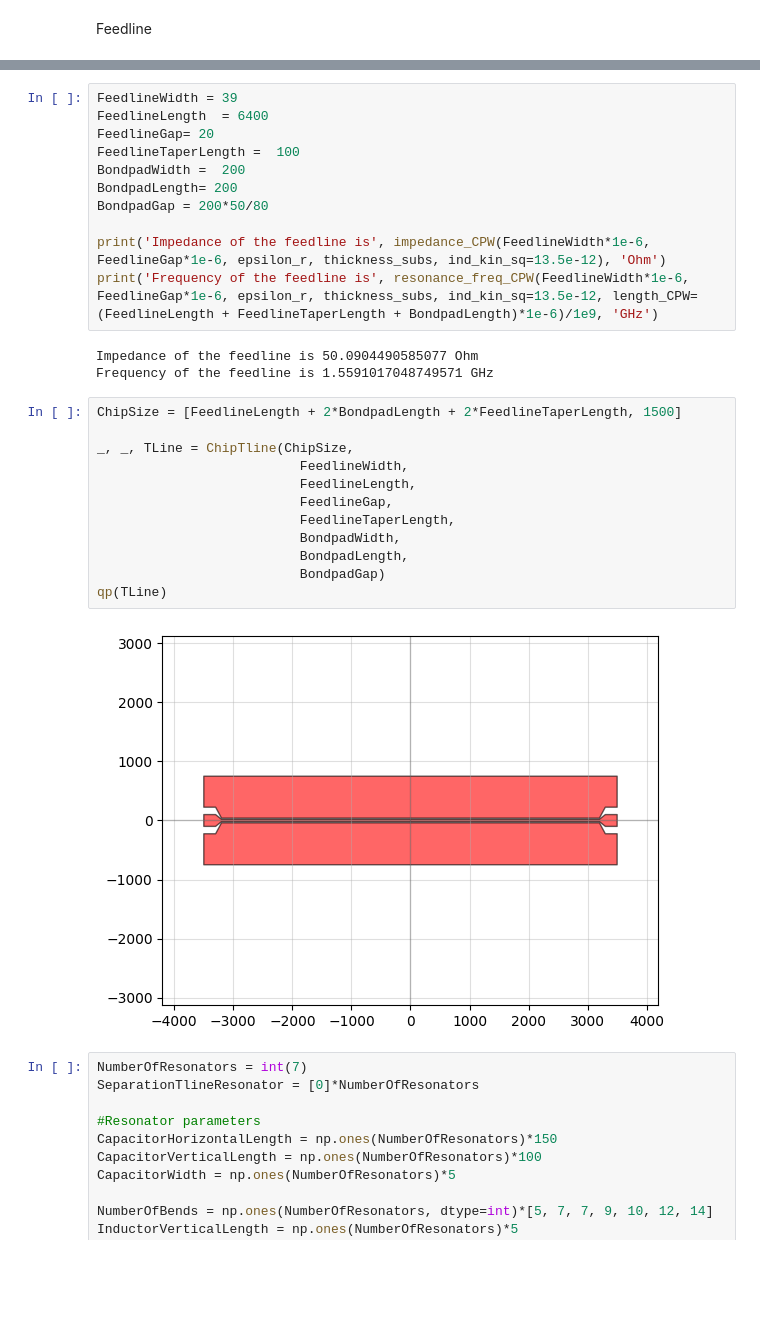
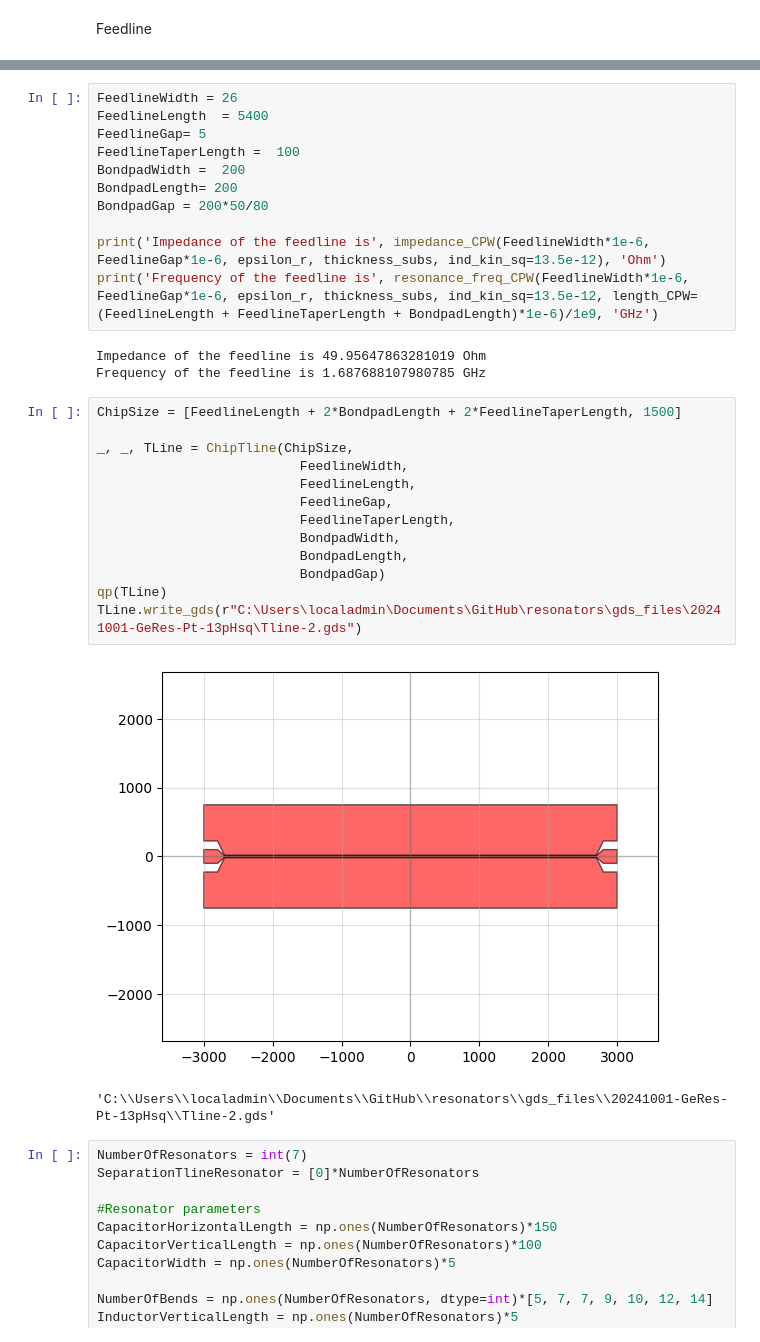
Before and after one commit to cbelo/resonators, a Jupyter notebook: 202410-01-chips/20241001-Pt-13pHsq.ipynb, the cells around one changed output, grey strips where cells are left out. Cells and saved outputs as stored; diff of their text form; blank space fills up the shorter version.

Commit message:
tline tests

```diff
--- a/202410-01-chips/20241001-Pt-13pHsq.ipynb
+++ b/202410-01-chips/20241001-Pt-13pHsq.ipynb
@@ -27,7 +43,7 @@ Feedline
 # %%
-FeedlineWidth = 39
-FeedlineLength  = 6400
-FeedlineGap= 20
+FeedlineWidth = 26
+FeedlineLength  = 5400
+FeedlineGap= 5
 FeedlineTaperLength =  100
 BondpadWidth =  200
 BondpadLength= 200
@@ -36,22 +52,24 @@ BondpadGap = 200*50/80
 print('Impedance of the feedline is', impedance_CPW(FeedlineWidth*1e-6, FeedlineGap*1e-6, epsilon_r, thickness_subs, ind_kin_sq=13.5e-12), 'Ohm')
 print('Frequency of the feedline is', resonance_freq_CPW(FeedlineWidth*1e-6, FeedlineGap*1e-6, epsilon_r, thickness_subs, ind_kin_sq=13.5e-12, length_CPW=(FeedlineLength + FeedlineTaperLength + BondpadLength)*1e-6)/1e9, 'GHz')
 # %% [output]
-Impedance of the feedline is 50.0904490585077 Ohm
-Frequency of the feedline is 1.5591017048749571 GHz
+Impedance of the feedline is 49.95647863281019 Ohm
+Frequency of the feedline is 1.687688107980785 GHz
 # %%
 ChipSize = [FeedlineLength + 2*BondpadLength + 2*FeedlineTaperLength, 1500]
 
 _, _, TLine = ChipTline(ChipSize,
                           FeedlineWidth,
                           FeedlineLength,
                           FeedlineGap,
                           FeedlineTaperLength,
                           BondpadWidth,
                           BondpadLength,
                           BondpadGap)
 qp(TLine)
+TLine.write_gds(r"C:\Users\localadmin\Documents\GitHub\resonators\gds_files\20241001-GeRes-Pt-13pHsq\Tline-2.gds")
 # %% [output]
-[figure, old version]
+[figure, new version]
+'C:\\Users\\localadmin\\Documents\\GitHub\\resonators\\gds_files\\20241001-GeRes-Pt-13pHsq\\Tline-2.gds'
 # %%
 NumberOfResonators = int(7)
 SeparationTlineResonator = [0]*NumberOfResonators
```
Also changed, not shown: parts of 2 cells of this notebook, 4 other files.
